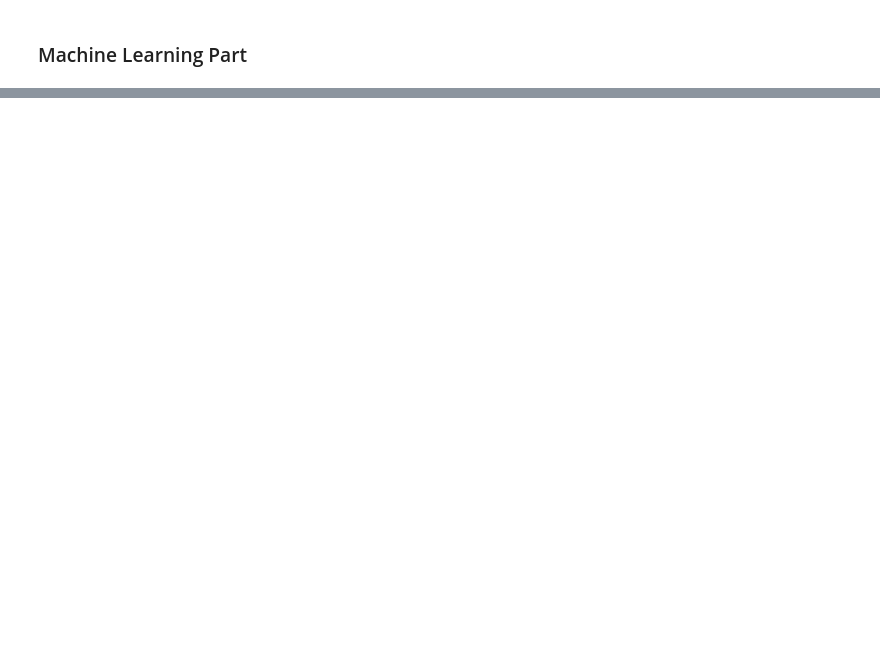
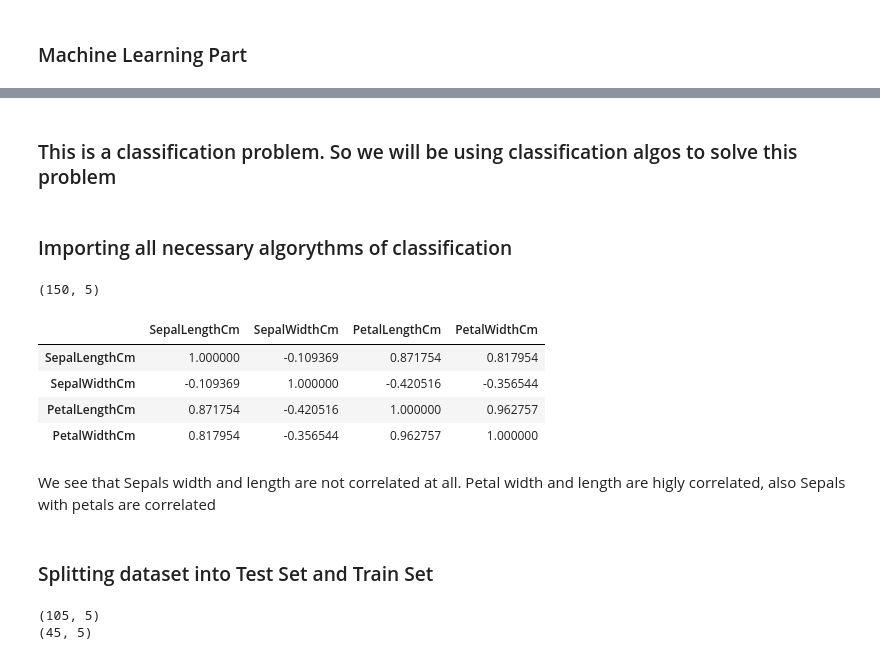
Before and after one commit to igorlukas95/Machine-Learning-Projects, a Jupyter notebook: Iris_Dataset_ML.ipynb, the cells around one changed output, grey strips where cells are left out. Drawn from its saved outputs; the diff is of its cells as text; code cells hidden in the pictures; blank space fills up the shorter version.

```diff
--- a/Iris_Dataset_ML.ipynb
+++ b/Iris_Dataset_ML.ipynb
@@ -136,0 +150,2 @@ radviz(iris.drop("Id",axis=1),'Species')
+# %%
+iris.drop("Id",axis=1,inplace=True)
@@ -136,0 +161,4 @@ radviz(iris.drop("Id",axis=1),'Species')
+# %% [markdown]
+### This is a classification problem. So we will be using classification algos to solve this problem
+# %% [markdown]
+### Importing all necessary algorythms of classification
@@ -136,0 +172,23 @@ radviz(iris.drop("Id",axis=1),'Species')
+# %%
+iris.shape
+# %% [output]
+(150, 5)
+# %%
+iris.corr()
+# %% [output]
+|  | SepalLengthCm | SepalWidthCm | PetalLengthCm | PetalWidthCm |
+| SepalLengthCm | 1.000000 | -0.109369 | 0.871754 | 0.817954 |
+| SepalWidthCm | -0.109369 | 1.000000 | -0.420516 | -0.356544 |
+| PetalLengthCm | 0.871754 | -0.420516 | 1.000000 | 0.962757 |
+| PetalWidthCm | 0.817954 | -0.356544 | 0.962757 | 1.000000 |
+# %% [markdown]
+We see that Sepals width and length are not correlated at all. Petal width and length are higly correlated, also Sepals with petals are correlated
+# %% [markdown]
+### Splitting dataset into Test Set and Train Set
+# %%
+train, test = train_test_split(iris,test_size = 0.3)
+print(train.shape)
+print(test.shape)
+# %% [output]
+(105, 5)
+(45, 5)
```
Also changed, not shown: parts of 32 cells of this notebook.
